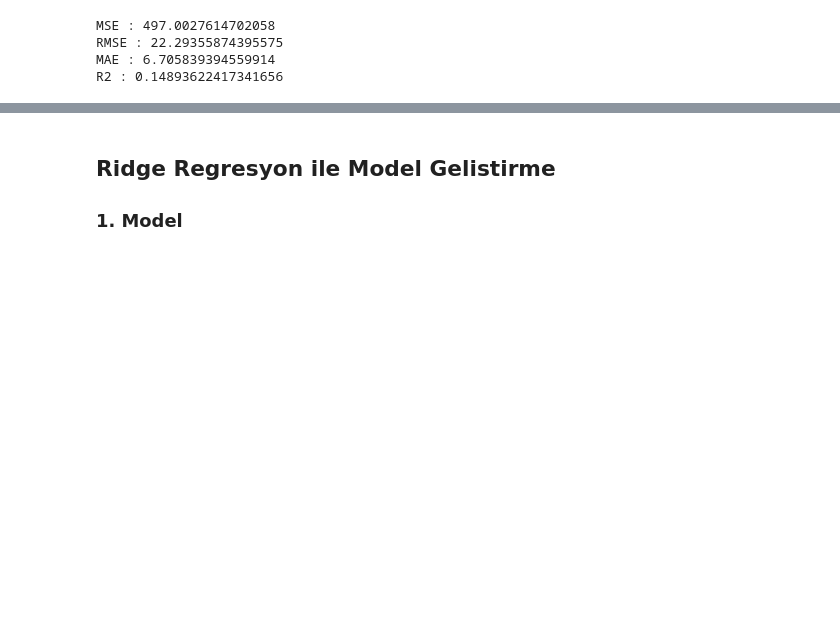
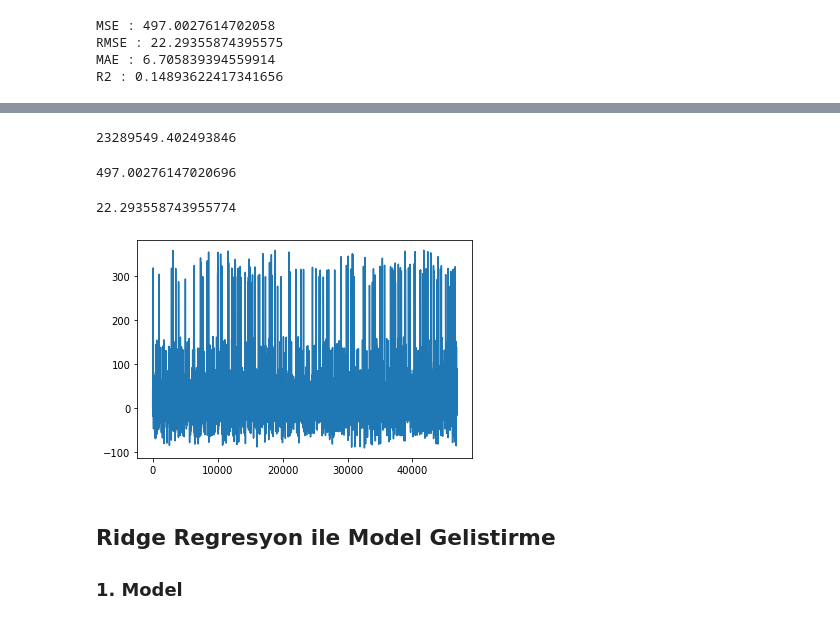
Before and after one commit to sdrttnclskn/tez-calismasi, a Jupyter notebook: tez_uygulama/model.ipynb, the cells around one changed output, grey strips where cells are left out. Cells and saved outputs as stored; diff of their text form; code cells hidden in the pictures; blank space fills up the shorter version.

```diff
--- a/tez_uygulama/model.ipynb
+++ b/tez_uygulama/model.ipynb
@@ -199,7 +199,7 @@ RMSE : 22.29355874395575
 MAE : 6.705839394559914
 R2 : 0.14893622417341656
 # %%
-## ilk 10 değer karşılaştırma tablosu
-k_t=pd.DataFrame({"gercek_y": y_p[0:10],
-                    "tahmin_y": np.array(y_pred_p[0:10],dtype=float)})
+## tahmin değeri ile gerçek değer karşılaştırma tablosu
+k_t=pd.DataFrame({"gercek_y": y_test_p.values.reshape(-1),
+                    "tahmin_y": y_pred_p.reshape(-1)})
 k_t
@@ -231,0 +243,4 @@ array([[-2.64471348],
+# %%
+k_t["hata"] = k_t["gercek_y"] - k_t["tahmin_y"]
+# %%
+k_t["hata_kare"] = k_t["hata"]**2
@@ -232,3 +263,19 @@ array([[-2.64471348],
+# %%
+np.sum(k_t["hata_kare"])
+# %% [output]
+23289549.402493846
+# %%
+np.mean(k_t["hata_kare"])
+# %% [output]
+497.00276147020696
+# %%
+np.sqrt(np.mean(k_t["hata_kare"]))
+# %% [output]
+22.293558743955774
+# %%
+plt.plot(k_t["hata"]);
+# %% [output]
+[figure, added]
 # %% [markdown]
 ## Ridge Regresyon ile Model Gelistirme
 ### 1. Model
```
Also changed, not shown: parts of 8 cells of this notebook, 1 other file.
